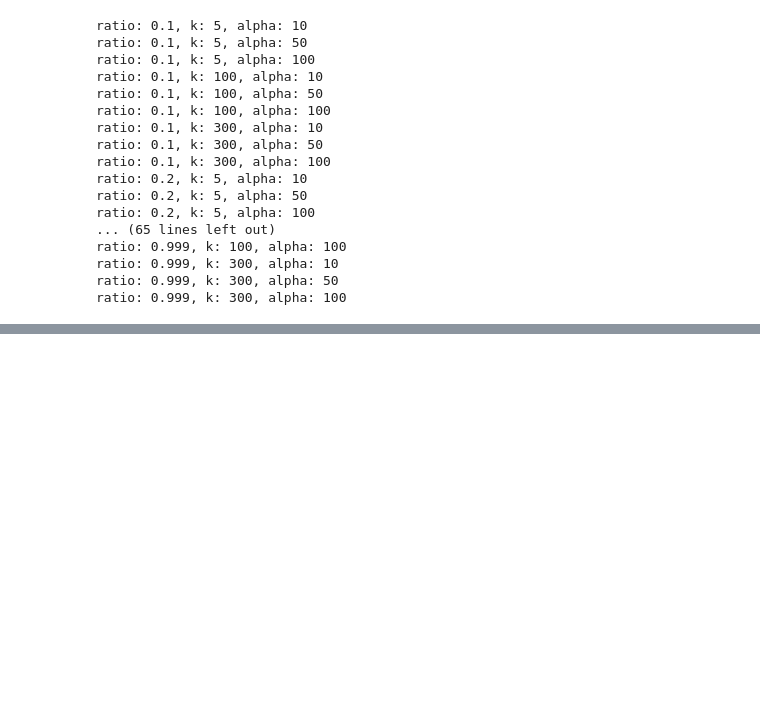
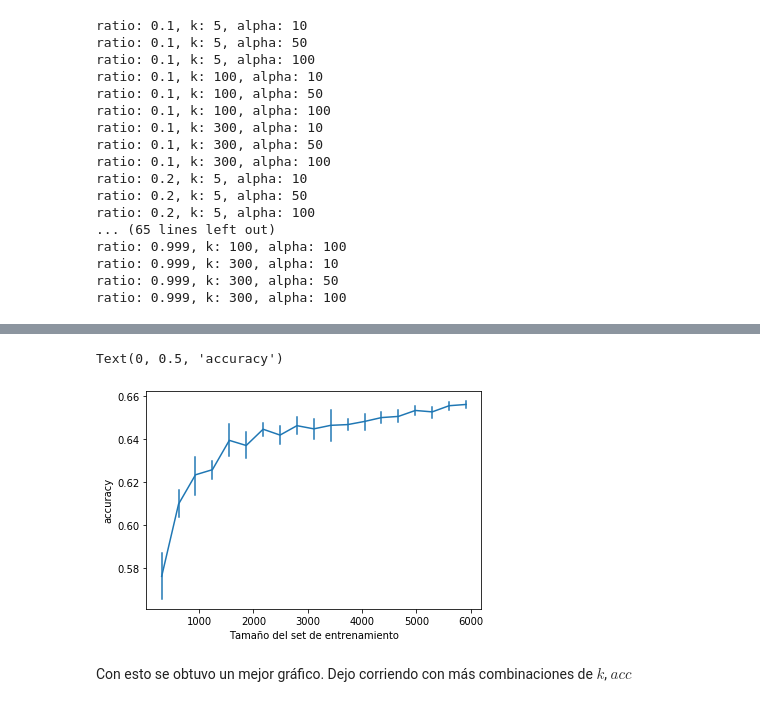
Before and after one commit to jpcenteno/kdtree-pca-sentinment-analysis, a Jupyter notebook: notebooks/exp-train-size.ipynb, the cells around one changed output, grey strips where cells are left out. Drawn from its saved outputs; the diff is of its cells as text; code cells hidden in the pictures; blank space fills up the shorter version.

```diff
--- a/notebooks/exp-train-size.ipynb
+++ b/notebooks/exp-train-size.ipynb
@@ -120,0 +160,9 @@ results_train_subsampling.to_csv('subsampling_results.csv')
+# %%
+ax = sns.lineplot(x='n_train', y='acc', err_style='bars', data=results_exp2)
+ax.set_xlabel('Tamaño del set de entrenamiento')
+ax.set_ylabel('accuracy')
+# %% [output]
+Text(0, 0.5, 'accuracy')
+[figure, added]
+# %% [markdown]
+Con esto se obtuvo un mejor gráfico. Dejo corriendo con más combinaciones de $k$, $acc$
```
Also changed, not shown: parts of 12 cells of this notebook, 7 other files.
